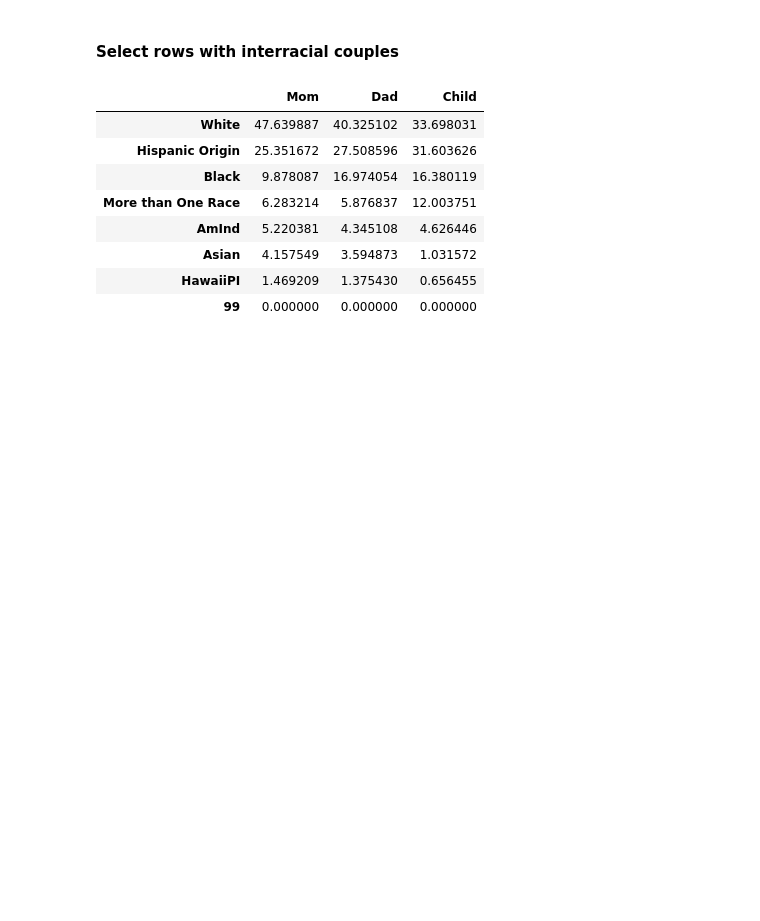
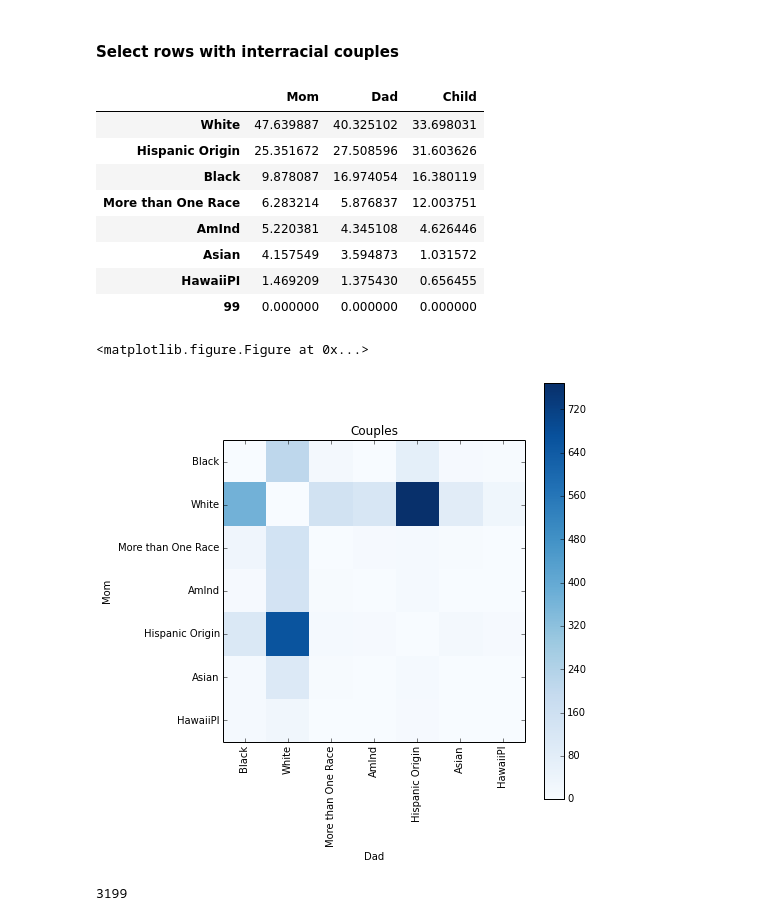
Before and after one commit to jlantos/Adoption, a Jupyter notebook: Adoption_race.ipynb, the cells around one changed output. Drawn from its saved outputs; the diff is of its cells as text; code cells hidden in the pictures; blank space fills up the shorter version.

Commit message:
Couples graph

```diff
--- a/Adoption_race.ipynb
+++ b/Adoption_race.ipynb
@@ -12,9 +13,9 @@ df = pd.read_stata('DS190_Ad2013v1_Distributable/Data/Stata/Ad2013v1.dta')
 # %%
 # Select relevant columns
 df_race = pd.DataFrame()
-df_race['Mom'] = df['MomRace']
-df_race['Dad'] = df['DadRace']
-df_race['Child'] = df['ChildRace']
+df_race['Mom'] = df['MomRace'].astype('category')
+df_race['Dad'] = df['DadRace'].astype('category')
+df_race['Child'] = df['ChildRace'].astype('category')
 # %%
 df_race.head()
 # %% [output]
@@ -68,3 +69,30 @@ df_race_ir.apply(pd.Series.value_counts)/len(df_race_ir)*100
 | Asian | 4.157549 | 3.594873 | 1.031572 |
 | HawaiiPI | 1.469209 | 1.375430 | 0.656455 |
 | 99 | 0.000000 | 0.000000 | 0.000000 |
+# %%
+def plot_couple_matrix(cm, title='Couples', cmap=plt.cm.Blues):
+    plt.figure(figsize=(7,7), dpi=120, facecolor='w', edgecolor='k')
+    plt.imshow(cm, interpolation='nearest', cmap=cmap)
+    plt.title(title)
+    plt.colorbar()
+    tick_marks = np.arange(len(labels))
+    plt.xticks(tick_marks, labels, rotation=90)
+    plt.yticks(tick_marks, labels)
+    plt.tight_layout()
+    plt.ylabel('Mom')
+    plt.xlabel('Dad')
+# %%
+%matplotlib inline
+labels = ['Black', 'White', 'More than One Race', 'AmInd', 'Hispanic Origin', 'Asian', 'HawaiiPI']
+cm = confusion_matrix(df_race_ir['Mom'], df_race_ir['Dad'], labels)
+np.set_printoptions(precision=2)
+#print(cm)
+plt.figure()
+plot_couple_matrix(cm)
+# %% [output]
+<matplotlib.figure.Figure at 0x...>
+[figure, added]
+# %%
+len(df_race_ir)
+# %% [output]
+3199
```
Also changed, not shown: parts of 1 cell of this notebook.
